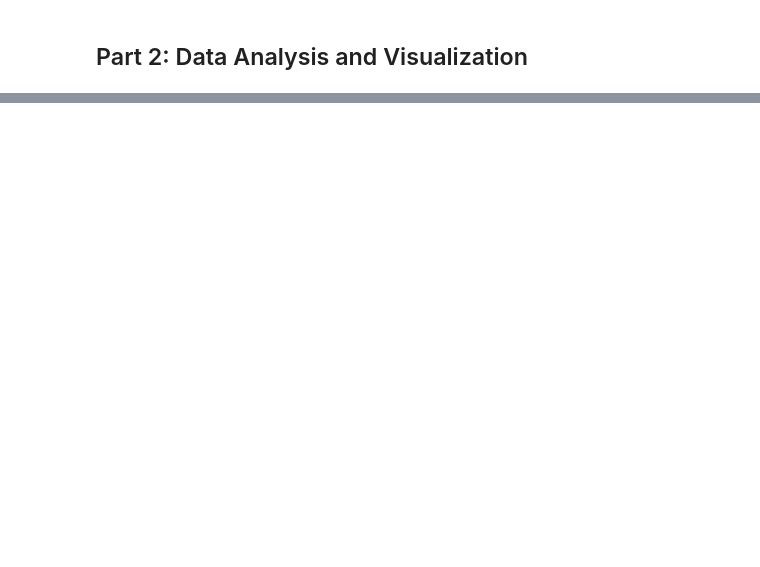
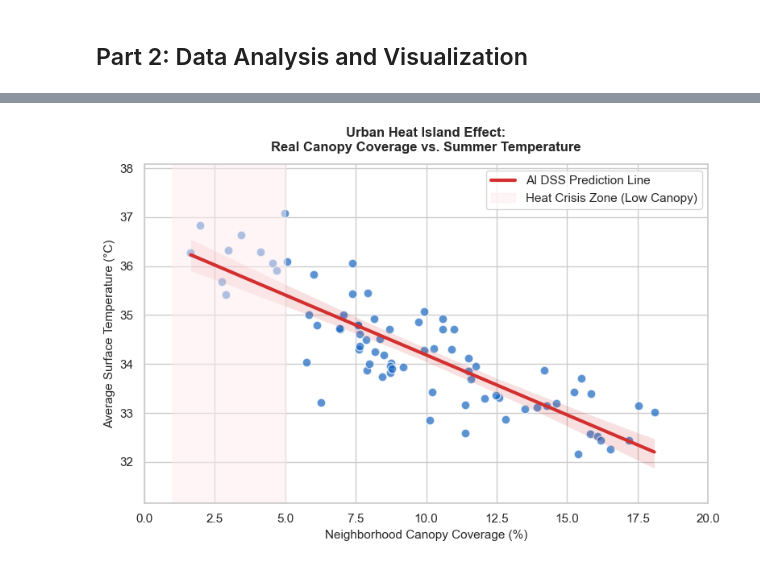
Before and after one commit to caatat741213/EUFP_AI_Tree_Canopy, a Jupyter notebook: Assignment_1.ipynb, the cells around one changed output, grey strips where cells are left out. Drawn from its saved outputs; the diff is of its cells as text; code cells hidden in the pictures; blank space fills up the shorter version.

```diff
--- a/Assignment_1.ipynb
+++ b/Assignment_1.ipynb
@@ -500 +290,34 @@ Active census tracts without matched income data: 37
+# %%
+# Urban Heat Island Scatter Plot
+
+sns.set_theme(style="whitegrid")
+
+plt.figure(figsize=(8, 5.5))
+sns.regplot(
+    data=df_active,
+    x='Canopy_Coverage_Pct',
+    y='Surface_Temperature_C',
+    scatter_kws={'s': 60, 'color': '#1565c0', 'alpha': 0.7, 'edgecolors': 'w'},
+    line_kws={'color': '#d32f2f', 'linewidth': 3, 'label': 'AI DSS Prediction Line'}
+)
+
+# Highlight Low-Canopy Heat Crisis Zone (Below 5% based on our dynamic 1.65% baseline)
+plt.axvspan(1.0, 5.0, color='#ffebee', alpha=0.5, label='Heat Crisis Zone (Low Canopy)')
+
+# Chart Details
+plt.title('Urban Heat Island Effect:\nReal Canopy Coverage vs. Summer Temperature', fontsize=12, fontweight='bold', pad=12)
+plt.xlabel('Neighborhood Canopy Coverage (%)', fontsize=11)
+plt.ylabel('Average Surface Temperature (°C)', fontsize=11)
+
+plt.xlim(0, 20)
+plt.ylim(df_active['Surface_Temperature_C'].min() - 1, df_active['Surface_Temperature_C'].max() + 1)
+
+plt.legend(loc='upper right', frameon=True)
+plt.tight_layout()
+
+# Save the perfect figure
+plt.savefig('img/urban_heat_island_effect.png', dpi=300)
+plt.show()
+# %% [output]
+[figure, added]
 # %%
```
Also changed, not shown: parts of 40 cells of this notebook.
